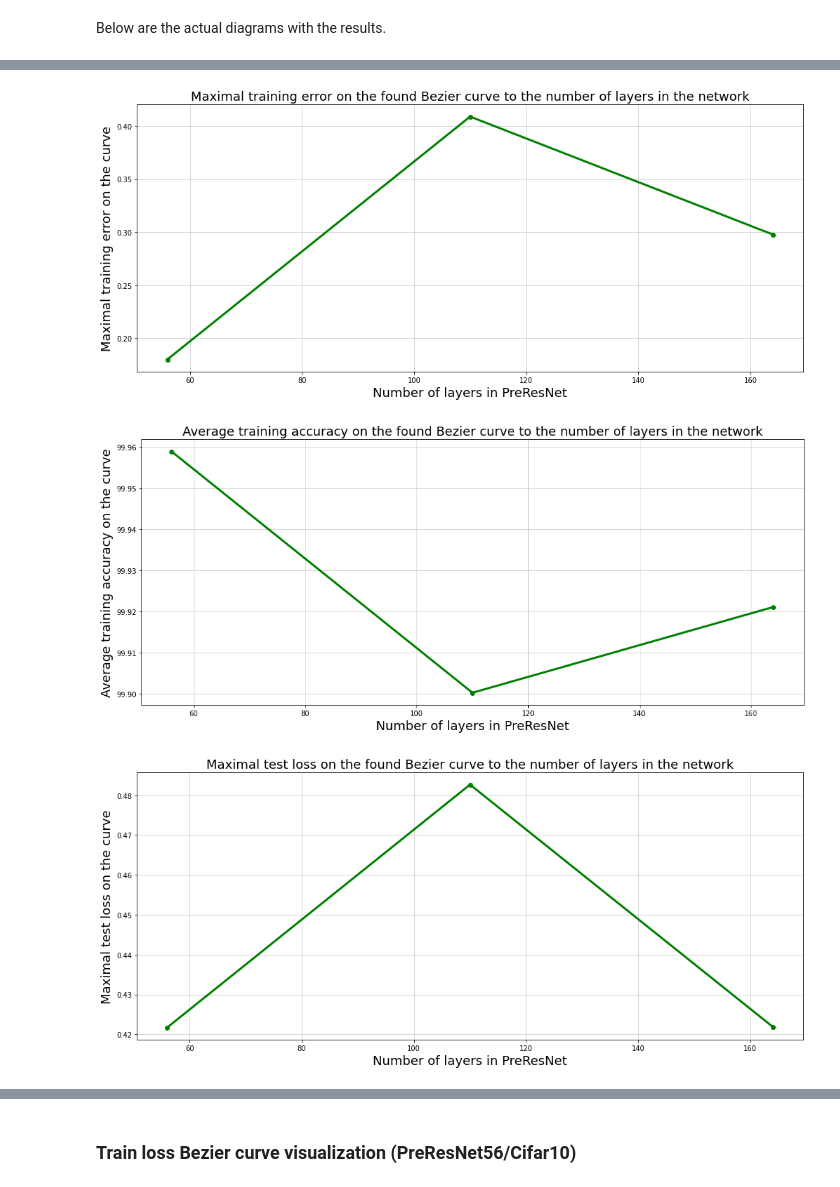
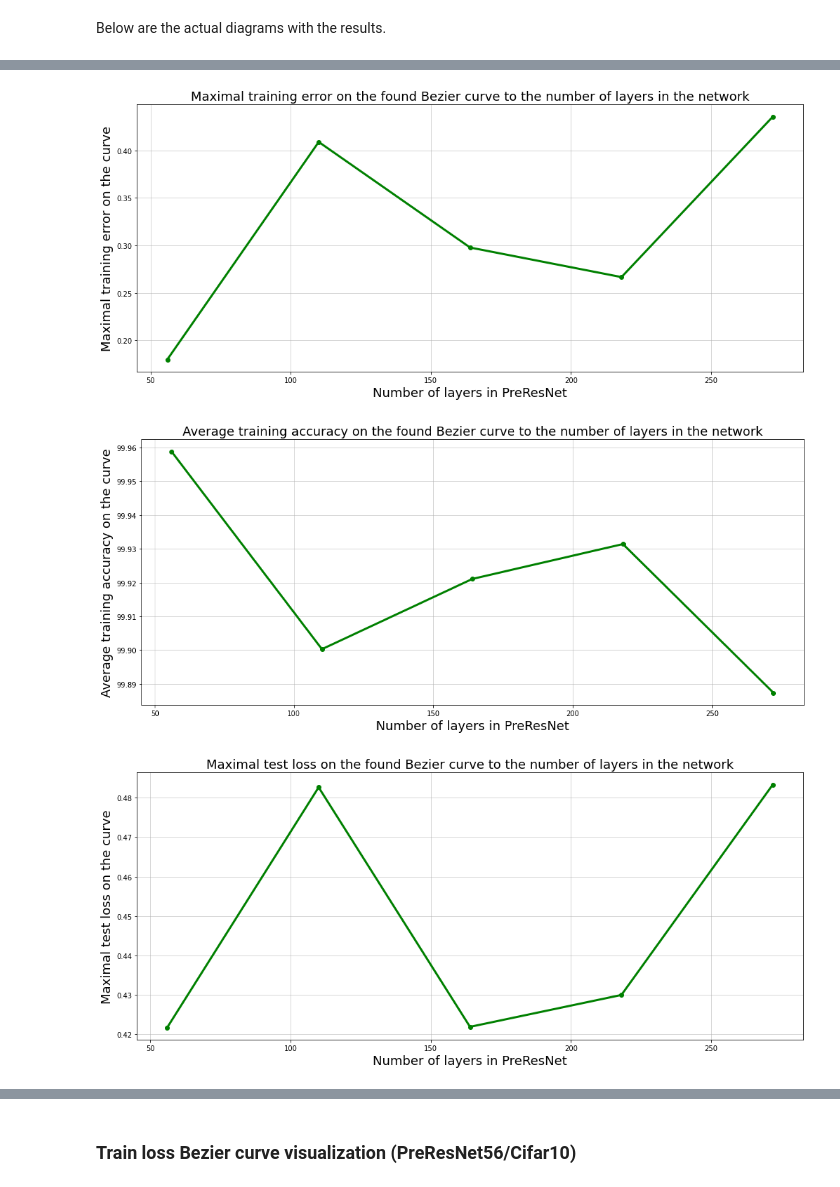
Before and after one commit to pwegrzyn/msc-thesis-agh, a Jupyter notebook: dnn-mode-connectivity/mode-connectivity-depth-tests-CP.ipynb, the cells around one changed output, grey strips where cells are left out. Drawn from its saved outputs; the diff is of its cells as text; code cells hidden in the pictures.

```diff
--- a/dnn-mode-connectivity/mode-connectivity-depth-tests-CP.ipynb
+++ b/dnn-mode-connectivity/mode-connectivity-depth-tests-CP.ipynb
@@ -26,6 +28,8 @@ PRERESNET_DEPTHS = [
     56,
     110,
     164,
+    218,
+    272,
 ]
 
 PRERESNET_CURVE_STATS_PATHS = [
@@ -92,5 +100,5 @@ plt.show()
 # %%
-plt.figure(figsize=(17, 7))
+f = plt.figure(figsize=(17, 7))
 plt.plot(
     PRERESNET_DEPTHS, [stats['tr_err_max'] for stats in preresnet_curve_stats.values()],
     marker='o', color='green', linewidth=3,
@@ -100,10 +108,11 @@ plt.xlabel('Number of layers in PreResNet', fontsize=18)
 plt.ylabel('Maximal training error on the curve', fontsize=18)
 plt.title("Maximal training error on the found Bezier curve to the number of layers in the network", fontsize=18)
 plt.show()
+f.savefig("max_train_err_cp.pdf", bbox_inches='tight')
 # %% [output]
-[figure, old version]
+[figure, new version]
 # %%
-plt.figure(figsize=(17, 7))
+f = plt.figure(figsize=(17, 7))
 plt.plot(
     PRERESNET_DEPTHS, [np.mean(stats['tr_acc']) for stats in preresnet_curve_stats.values()],
     marker='o', color='green', linewidth=3,
@@ -113,19 +122,21 @@ plt.xlabel('Number of layers in PreResNet', fontsize=18)
 plt.ylabel('Average training accuracy on the curve', fontsize=18)
 plt.title("Average training accuracy on the found Bezier curve to the number of layers in the network", fontsize=18)
 plt.show()
+f.savefig("avg_train_acc_cp.pdf", bbox_inches='tight')
 # %% [output]
-[figure, old version]
+[figure, new version]
 # %%
-plt.figure(figsize=(17, 7))
+f = plt.figure(figsize=(17, 7))
 plt.plot(
     PRERESNET_DEPTHS, [stats['te_loss_max'] for stats in preresnet_curve_stats.values()],
     marker='o', color='green', linewidth=3,
 )
 plt.grid(True, linewidth=0.5, linestyle='-')
 plt.xlabel('Number of layers in PreResNet', fontsize=18)
 plt.ylabel('Maximal test loss on the curve', fontsize=18)
 plt.title("Maximal test loss on the found Bezier curve to the number of layers in the network", fontsize=18)
 plt.show()
+f.savefig("max_test_loss_cp.pdf", bbox_inches='tight')
 # %% [output]
-[figure, old version]
+[figure, new version]
 # %%
```
Also changed, not shown: parts of 9 cells of this notebook, 51 other files.
